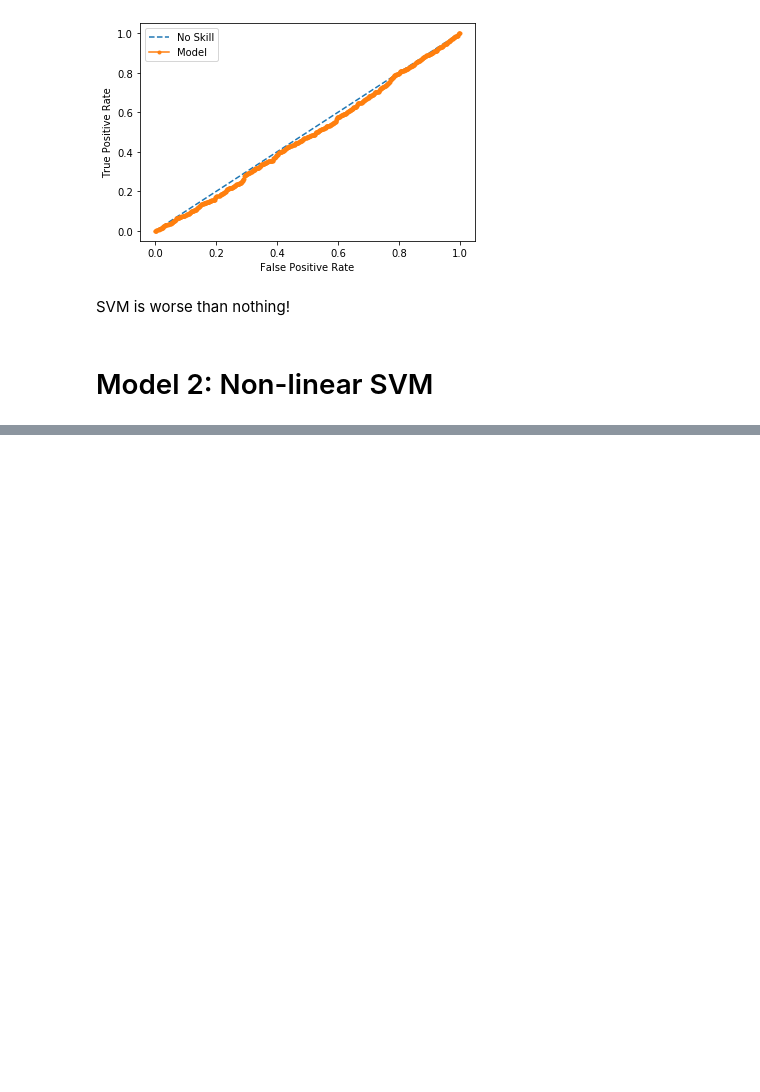
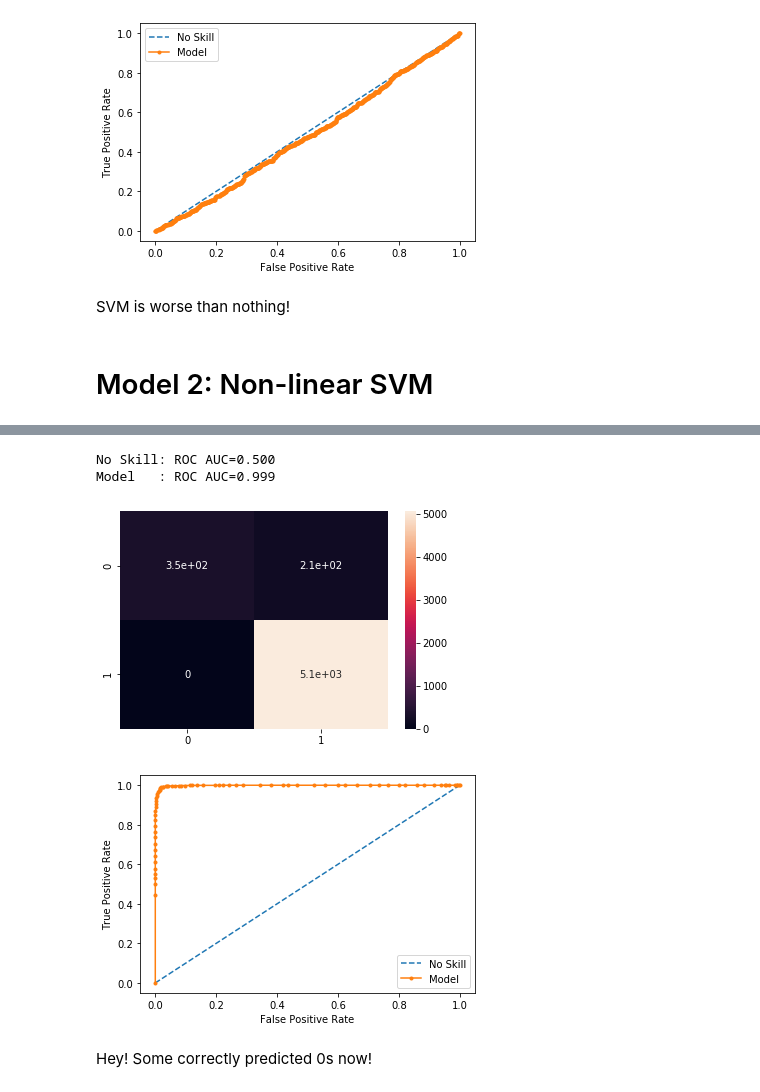
Before and after one commit to MarshallKrakauer/MovePrediction, a Jupyter notebook: ChessPrediction.ipynb, the cells around one changed output, grey strips where cells are left out. Drawn from its saved outputs; the diff is of its cells as text; code cells hidden in the pictures; blank space fills up the shorter version.

```diff
--- a/ChessPrediction.ipynb
+++ b/ChessPrediction.ipynb
@@ -223,0 +255,15 @@ kernel_svc = SVC(kernel='rbf', gamma = 'auto', random_state=0, probability = Tru
+# %%
+from sklearn.ensemble import RandomForestClassifier
+
+rf_model = RandomForestClassifier(n_estimators=100, random_state=0)
+
+y_pred_class_rf, y_pred_prob_rf = get_predictions(rf_model, X_train, y_train, X_test)
+# %%
+analyze_accuracy(y_test, y_pred_prob_rf, y_pred_class_rf)
+# %% [output]
+No Skill: ROC AUC=0.500
+Model   : ROC AUC=0.999
+[figure, added]
+[figure, added]
+# %% [markdown]
+Hey! Some correctly predicted 0s now!
```
Also changed, not shown: parts of 18 cells of this notebook.
